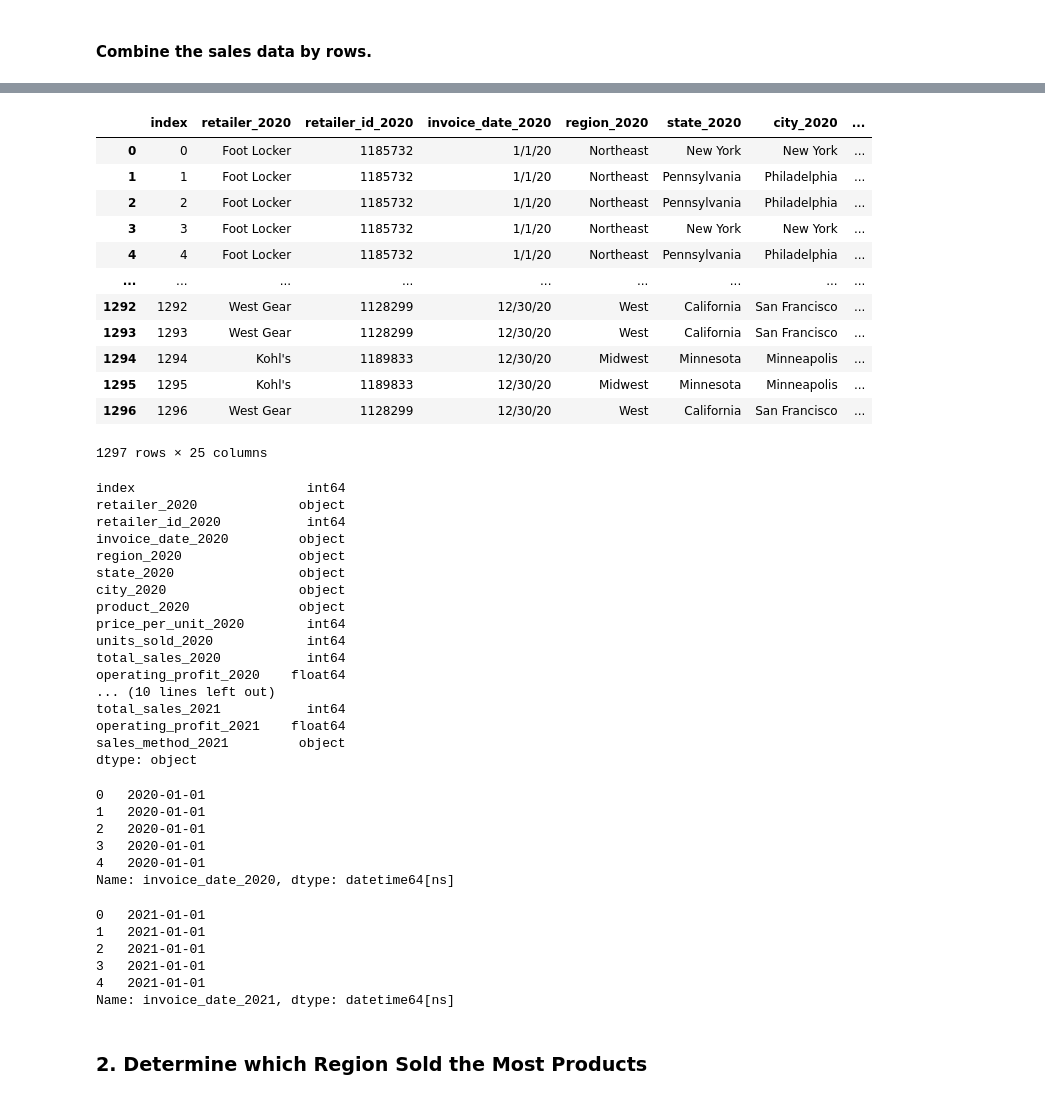
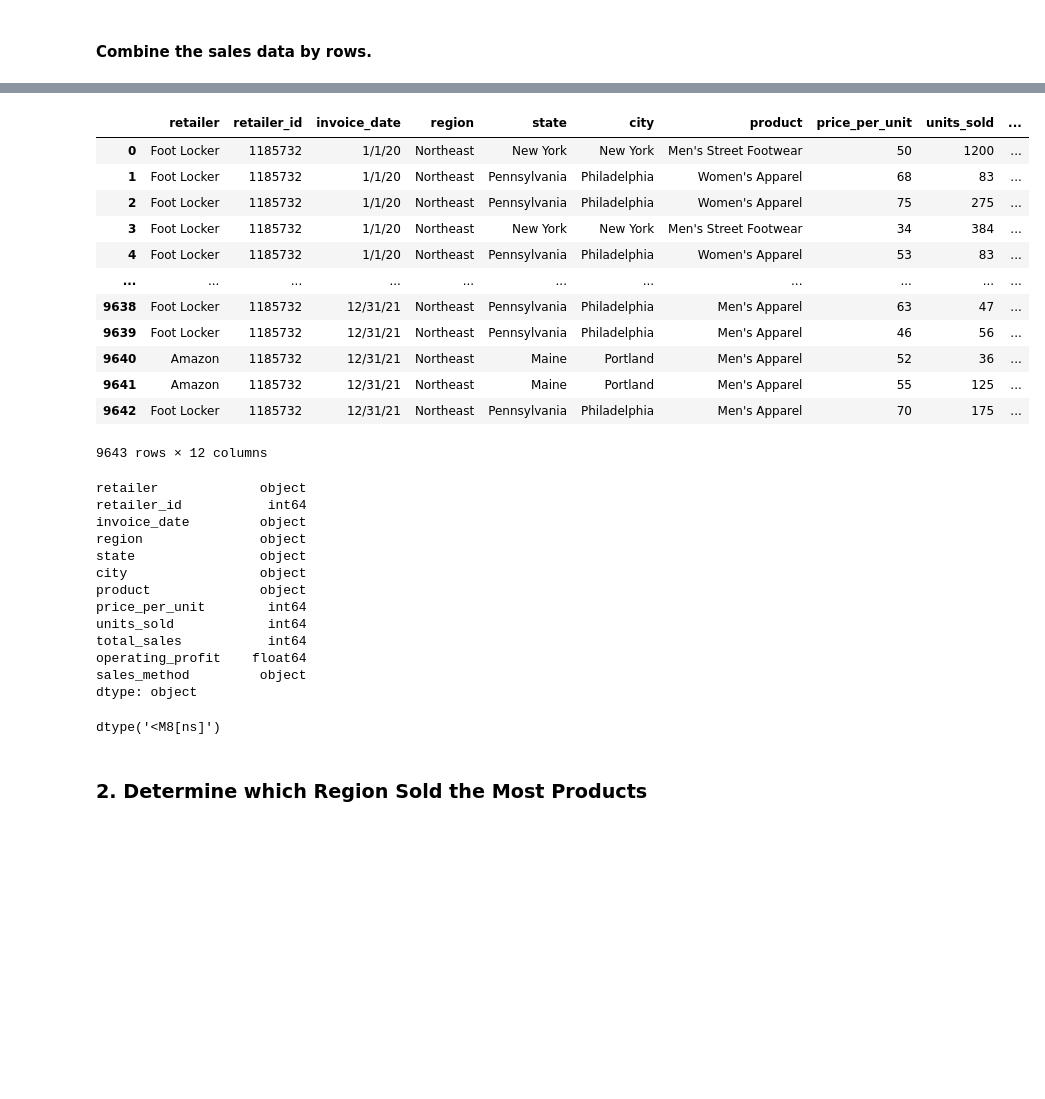
Before and after one commit to etimmons24/athletic_sales_analysis, a Jupyter notebook: athletic_sales_analysis_starter_code.ipynb, the cells around one changed output, grey strips where cells are left out. Drawn from its saved outputs; the diff is of its cells as text; code cells hidden in the pictures; blank space fills up the shorter version.

```diff
--- a/athletic_sales_analysis_starter_code.ipynb
+++ b/athletic_sales_analysis_starter_code.ipynb
@@ -84,5 +90,4 @@ dtype: object
 #### Combine the sales data by rows.
 # %%
 # Combine the 2020 and 2021 sales DataFrames on the rows and reset the index.
-athletic_sales_2020__2021_df = athletic_sales_2020_df.join(athletic_sales_2021_df, how='inner', lsuffix='_2020', rsuffix='_2021')
-athletic_sales_2020__2021_df.reset_index(inplace=True)
+athletic_sales_2020_2021_df = pd.concat([athletic_sales_2020_df, athletic_sales_2021_df], ignore_index=True)
@@ -104,40 +110,36 @@ athletic_sales_2020__2021_df.head(10)
 # %%
 # Check if any values are null.
-athletic_sales_2020__2021_df.dropna(how="any")
+athletic_sales_2020_2021_df.dropna(how="any")
 # %% [output]
-|  | index | retailer_2020 | retailer_id_2020 | invoice_date_2020 | region_2020 | state_2020 | city_2020 | ... |
-| 0 | 0 | Foot Locker | 1185732 | 1/1/20 | Northeast | New York | New York | ... |
-| 1 | 1 | Foot Locker | 1185732 | 1/1/20 | Northeast | Pennsylvania | Philadelphia | ... |
-| 2 | 2 | Foot Locker | 1185732 | 1/1/20 | Northeast | Pennsylvania | Philadelphia | ... |
-| 3 | 3 | Foot Locker | 1185732 | 1/1/20 | Northeast | New York | New York | ... |
-| 4 | 4 | Foot Locker | 1185732 | 1/1/20 | Northeast | Pennsylvania | Philadelphia | ... |
-| ... | ... | ... | ... | ... | ... | ... | ... | ... |
-| 1292 | 1292 | West Gear | 1128299 | 12/30/20 | West | California | San Francisco | ... |
-| 1293 | 1293 | West Gear | 1128299 | 12/30/20 | West | California | San Francisco | ... |
-| 1294 | 1294 | Kohl's | 1189833 | 12/30/20 | Midwest | Minnesota | Minneapolis | ... |
-| 1295 | 1295 | Kohl's | 1189833 | 12/30/20 | Midwest | Minnesota | Minneapolis | ... |
-| 1296 | 1296 | West Gear | 1128299 | 12/30/20 | West | California | San Francisco | ... |
+|  | retailer | retailer_id | invoice_date | region | state | city | product | price_per_unit | units_sold | ... |
+| 0 | Foot Locker | 1185732 | 1/1/20 | Northeast | New York | New York | Men's Street Footwear | 50 | 1200 | ... |
+| 1 | Foot Locker | 1185732 | 1/1/20 | Northeast | Pennsylvania | Philadelphia | Women's Apparel | 68 | 83 | ... |
+| 2 | Foot Locker | 1185732 | 1/1/20 | Northeast | Pennsylvania | Philadelphia | Women's Apparel | 75 | 275 | ... |
+| 3 | Foot Locker | 1185732 | 1/1/20 | Northeast | New York | New York | Men's Street Footwear | 34 | 384 | ... |
+| 4 | Foot Locker | 1185732 | 1/1/20 | Northeast | Pennsylvania | Philadelphia | Women's Apparel | 53 | 83 | ... |
+| ... | ... | ... | ... | ... | ... | ... | ... | ... | ... | ... |
+| 9638 | Foot Locker | 1185732 | 12/31/21 | Northeast | Pennsylvania | Philadelphia | Men's Apparel | 63 | 47 | ... |
+| 9639 | Foot Locker | 1185732 | 12/31/21 | Northeast | Pennsylvania | Philadelphia | Men's Apparel | 46 | 56 | ... |
+| 9640 | Amazon | 1185732 | 12/31/21 | Northeast | Maine | Portland | Men's Apparel | 52 | 36 | ... |
+| 9641 | Amazon | 1185732 | 12/31/21 | Northeast | Maine | Portland | Men's Apparel | 55 | 125 | ... |
+| 9642 | Foot Locker | 1185732 | 12/31/21 | Northeast | Pennsylvania | Philadelphia | Men's Apparel | 70 | 175 | ... |
-1297 rows × 25 columns
+9643 rows × 12 columns
 # %%
 # Check the data type of each column
-athletic_sales_2020__2021_df.dtypes
+athletic_sales_2020_2021_df.dtypes
 # %% [output]
-index                      int64
-retailer_2020             object
-retailer_id_2020           int64
-invoice_date_2020         object
-region_2020               object
-state_2020                object
-city_2020                 object
-product_2020              object
-price_per_unit_2020        int64
-units_sold_2020            int64
-total_sales_2020           int64
-operating_profit_2020    float64
-... (10 lines left out)
-total_sales_2021           int64
-operating_profit_2021    float64
-sales_method_2021         object
+retailer             object
+retailer_id           int64
+invoice_date         object
+region               object
+state                object
+city                 object
+product              object
+price_per_unit        int64
+units_sold            int64
+total_sales           int64
+operating_profit    float64
+sales_method         object
 dtype: object
 # %%
 # Convert the "invoice_date" to a datetime datatype
@@ -146,22 +147,8 @@ athletic_sales_2020__2021_df['invoice_date_2021'] = pd.to_datetime(athletic_sale
 # %%
 # Confirm that the "invoice_date" data type has been changed.
-athletic_sales_2020__2021_df['invoice_date_2020'].head()
+athletic_sales_2020_2021_df['invoice_date'].dtype
 # %% [output]
-0   2020-01-01
-1   2020-01-01
-2   2020-01-01
-3   2020-01-01
-4   2020-01-01
-Name: invoice_date_2020, dtype: datetime64[ns]
+dtype('<M8[ns]')
-# %%
-athletic_sales_2020__2021_df['invoice_date_2021'].head()
-# %% [output]
-0   2021-01-01
-1   2021-01-01
-2   2021-01-01
-3   2021-01-01
-4   2021-01-01
-Name: invoice_date_2021, dtype: datetime64[ns]
 # %% [markdown]
 ### 2. Determine which Region Sold the Most Products
 # %% [markdown]
```
Also changed, not shown: parts of 19 cells of this notebook.
